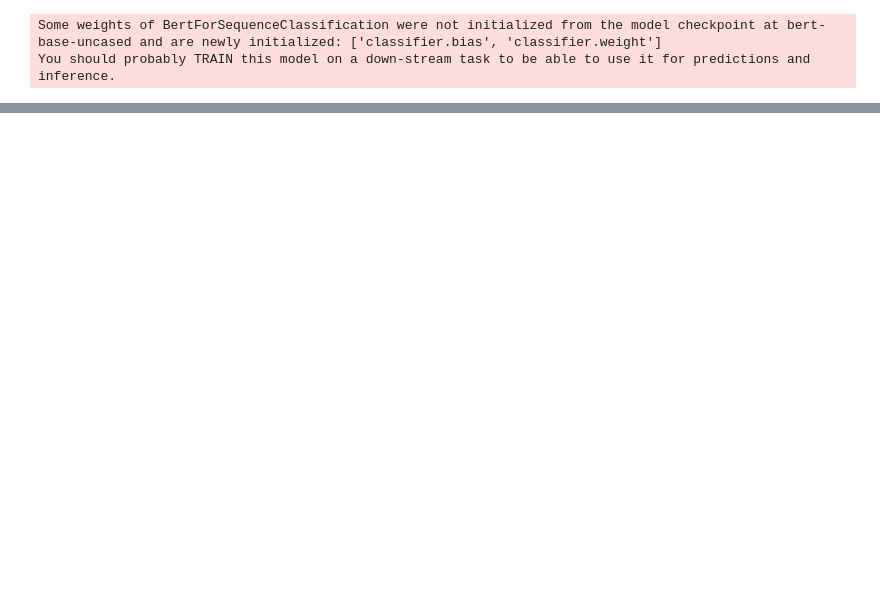
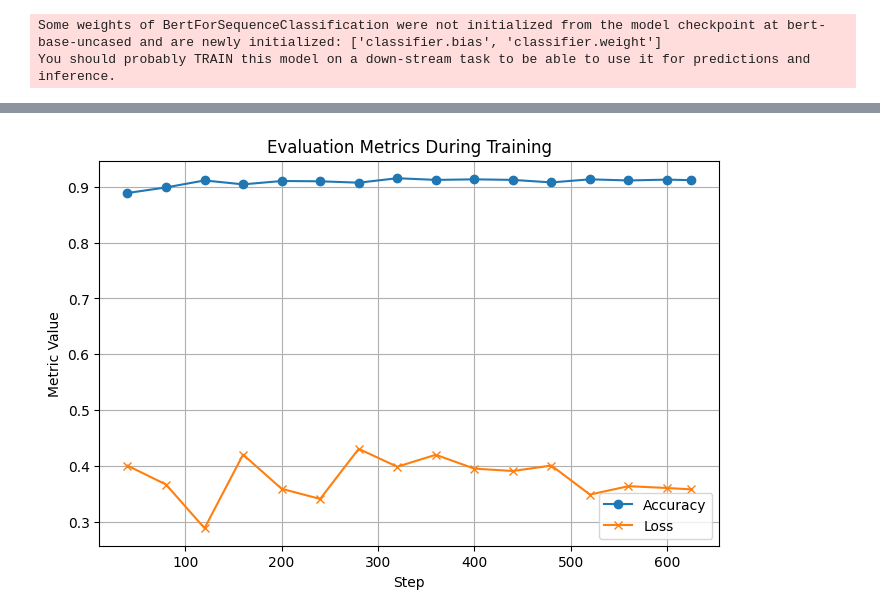
Before and after one commit to SHARONZACHARIA/LLM, a Jupyter notebook: BERT_LLM_Assignment.ipynb, the cells around one changed output, grey strips where cells are left out. Saved outputs shown, nothing was run; the diff lists cells and outputs as text; code cells hidden in the pictures; blank space fills up the shorter version.

Commit message:
updated graphs

```diff
--- a/BERT_LLM_Assignment.ipynb
+++ b/BERT_LLM_Assignment.ipynb
@@ -116,18 +131,9 @@ test_dataset = dataset["test"].shuffle(seed=42).select(range(2000))
 model_checkpoint = "bert-base-uncased"
 tokenizer = AutoTokenizer.from_pretrained(model_checkpoint)
 # %%
-# Tokenization function
-def tokenize_function(examples):
-    return tokenizer(
-        examples["content"],
-        truncation=True,
-        padding='max_length',
-        max_length=128
-    )
-
-# Tokenize datasets
-tokenized_train = train_dataset.map(tokenize_function, batched=True)
-tokenized_test = test_dataset.map(tokenize_function, batched=True)
+# Apply to dataset
+tokenized_train = train_dataset.map(preprocess_function, batched=True)
+tokenized_test = test_dataset.map(preprocess_function, batched=True)
 # %%
 tokenized_train = tokenized_train.remove_columns(["content", "title"])
 tokenized_train = tokenized_train.rename_column("label", "labels")
@@ -164,10 +199,12 @@ training_args = TrainingArguments(
     learning_rate=2e-5,
     per_device_train_batch_size=16,
     per_device_eval_batch_size=16,
-    num_train_epochs=2,
+    num_train_epochs=1,
     weight_decay=0.01,
     logging_steps=10,
-
+    eval_strategy="steps",
+    eval_steps=40,              # ← Evaluate every 50 steps
+    save_strategy="no"          # optional: avoid saving checkpoints every time
 )
 # %%
 trainer = Trainer(
@@ -202,0 +247,9 @@ KeyboardInterrupt:
+# %%
+import pandas as pd
+
+logs = trainer.state.log_history
+df = pd.DataFrame(logs)
+
+# Filter rows where metrics exist:
+eval_logs = df[df.eval_loss.notna()]
+print(eval_logs)
@@ -202,0 +274,16 @@ KeyboardInterrupt:
+# %%
+import matplotlib.pyplot as plt
+
+plt.figure(figsize=(8,5))
+
+plt.plot(eval_logs["step"], eval_logs["eval_accuracy"], label="Accuracy", marker='o')
+plt.plot(eval_logs["step"], eval_logs["eval_loss"], label="Loss", marker='x')
+
+plt.xlabel("Step")
+plt.ylabel("Metric Value")
+plt.legend()
+plt.title("Evaluation Metrics During Training")
+plt.grid()
+plt.show()
+# %% [output]
+[figure, added]
```
Also changed, not shown: parts of 17 cells of this notebook.
